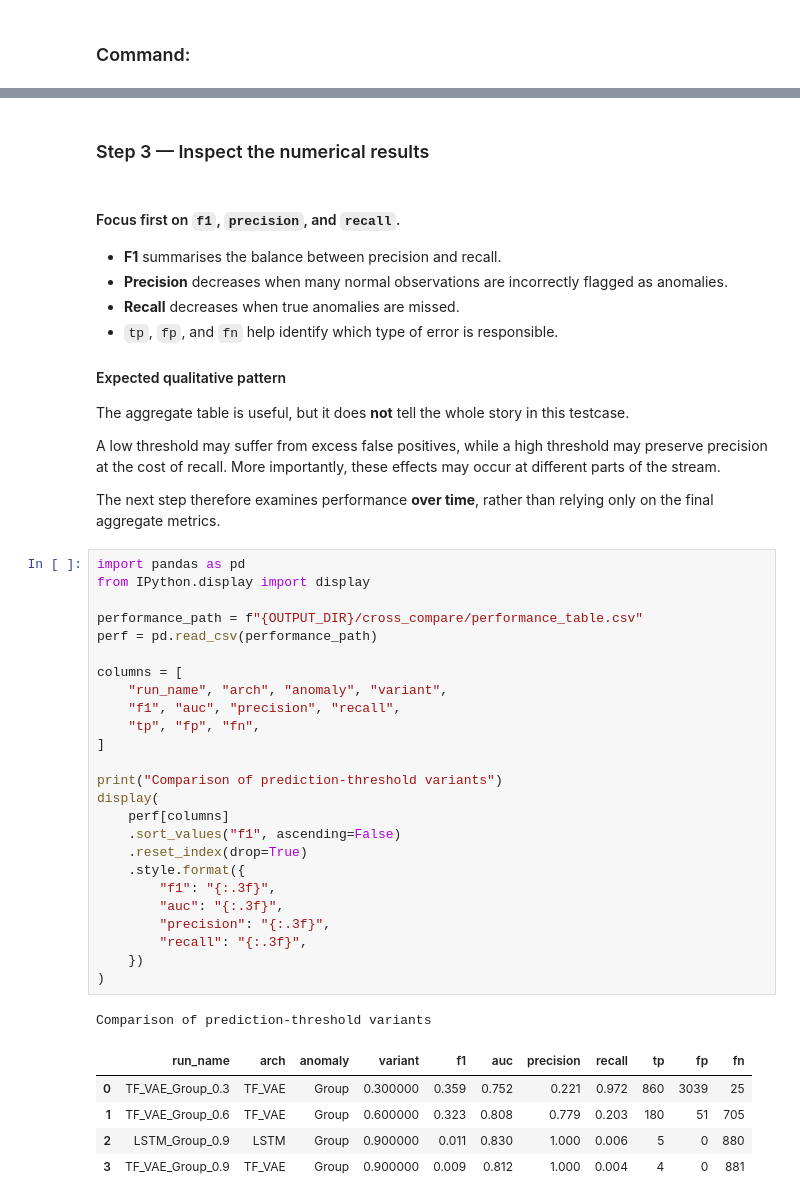
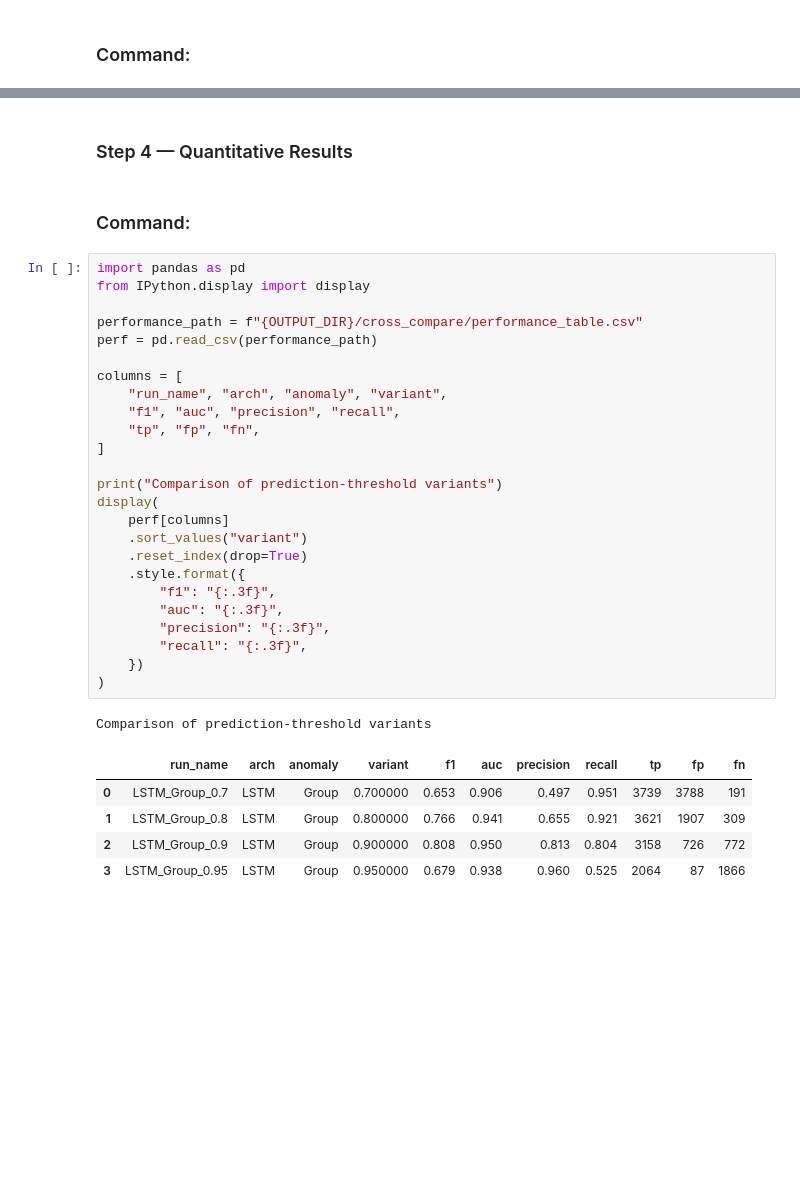
Before and after one commit to hadasecohen/streaming-vae-anomaly-detection, a Jupyter notebook: notebooks/cases/case03_threshold_calibration.ipynb, the cells around one changed output, grey strips where cells are left out. Cells and saved outputs as stored; diff of their text form; blank space fills up the shorter version.

```diff
--- a/notebooks/cases/case03_threshold_calibration.ipynb
+++ b/notebooks/cases/case03_threshold_calibration.ipynb
@@ -328,52 +298,39 @@ runs/regression/case03_threshold_calibration/cross_compare/
   saved group/cost_efficiency.png
 
 [cross] Done — runs/regression/case03_threshold_calibration/cross_compare
-# %% [markdown]
-### Step 3 — Inspect the numerical results
-# %% [markdown]
-#### Focus first on `f1`, `precision`, and `recall`.
-
-- **F1** summarises the balance between precision and recall.
-- **Precision** decreases when many normal observations are incorrectly flagged as anomalies.
-- **Recall** decreases when true anomalies are missed.
-- `tp`, `fp`, and `fn` help identify which type of error is responsible.
-
-#### Expected qualitative pattern
-
-The aggregate table is useful, but it does **not** tell the whole story in this testcase.
-
-A low threshold may suffer from excess false positives, while a high threshold may preserve precision at the cost of recall. More importantly, these effects may occur at different parts of the stream.
-
-The next step therefore examines performance **over time**, rather than relying only on the final aggregate metrics.
+# %% [markdown]
+### Step 4 — Quantitative Results
+# %% [markdown]
+### Command:
 # %%
 import pandas as pd
 from IPython.display import display
 
 performance_path = f"{OUTPUT_DIR}/cross_compare/performance_table.csv"
 perf = pd.read_csv(performance_path)
 
 columns = [
     "run_name", "arch", "anomaly", "variant",
     "f1", "auc", "precision", "recall",
     "tp", "fp", "fn",
 ]
 
 print("Comparison of prediction-threshold variants")
 display(
     perf[columns]
-    .sort_values("f1", ascending=False)
+    .sort_values("variant")
     .reset_index(drop=True)
     .style.format({
         "f1": "{:.3f}",
         "auc": "{:.3f}",
         "precision": "{:.3f}",
         "recall": "{:.3f}",
     })
 )
 # %% [output]
 Comparison of prediction-threshold variants
 |  | run_name | arch | anomaly | variant | f1 | auc | precision | recall | tp | fp | fn |
-| 0 | TF_VAE_Group_0.3 | TF_VAE | Group | 0.300000 | 0.359 | 0.752 | 0.221 | 0.972 | 860 | 3039 | 25 |
-| 1 | TF_VAE_Group_0.6 | TF_VAE | Group | 0.600000 | 0.323 | 0.808 | 0.779 | 0.203 | 180 | 51 | 705 |
-| 2 | LSTM_Group_0.9 | LSTM | Group | 0.900000 | 0.011 | 0.830 | 1.000 | 0.006 | 5 | 0 | 880 |
-| 3 | TF_VAE_Group_0.9 | TF_VAE | Group | 0.900000 | 0.009 | 0.812 | 1.000 | 0.004 | 4 | 0 | 881 |
+| 0 | LSTM_Group_0.7 | LSTM | Group | 0.700000 | 0.653 | 0.906 | 0.497 | 0.951 | 3739 | 3788 | 191 |
+| 1 | LSTM_Group_0.8 | LSTM | Group | 0.800000 | 0.766 | 0.941 | 0.655 | 0.921 | 3621 | 1907 | 309 |
+| 2 | LSTM_Group_0.9 | LSTM | Group | 0.900000 | 0.808 | 0.950 | 0.813 | 0.804 | 3158 | 726 | 772 |
+| 3 | LSTM_Group_0.95 | LSTM | Group | 0.950000 | 0.679 | 0.938 | 0.960 | 0.525 | 2064 | 87 | 1866 |
```
Also changed, not shown: parts of 46 cells of this notebook, 19 other files.
